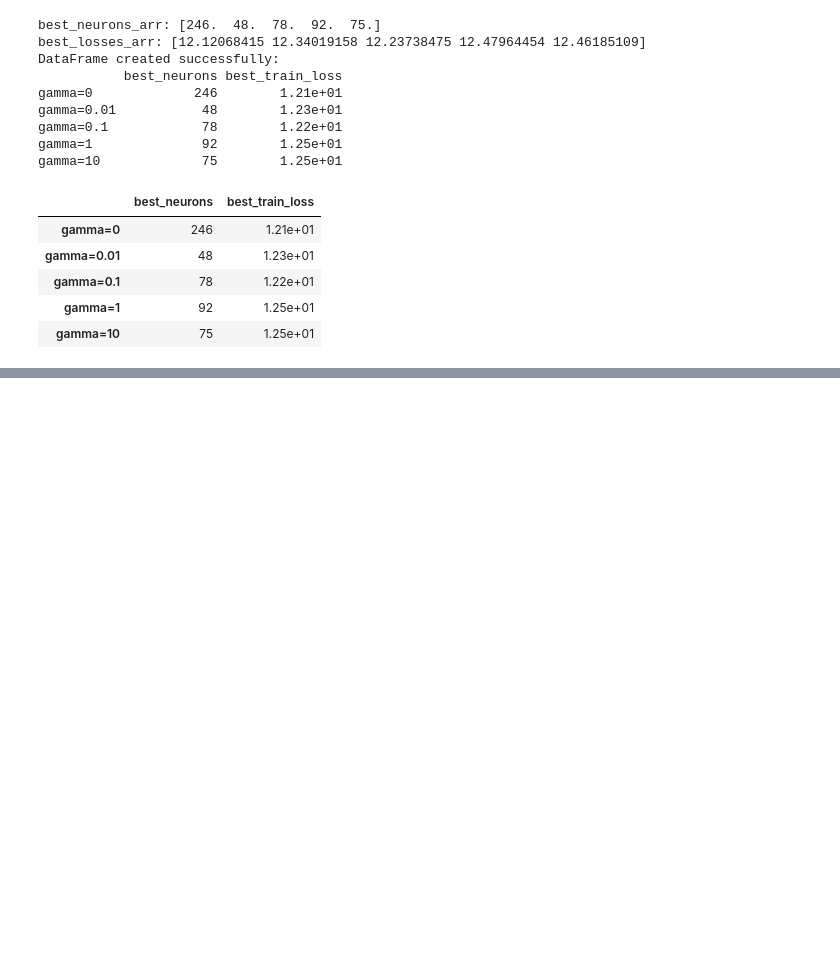
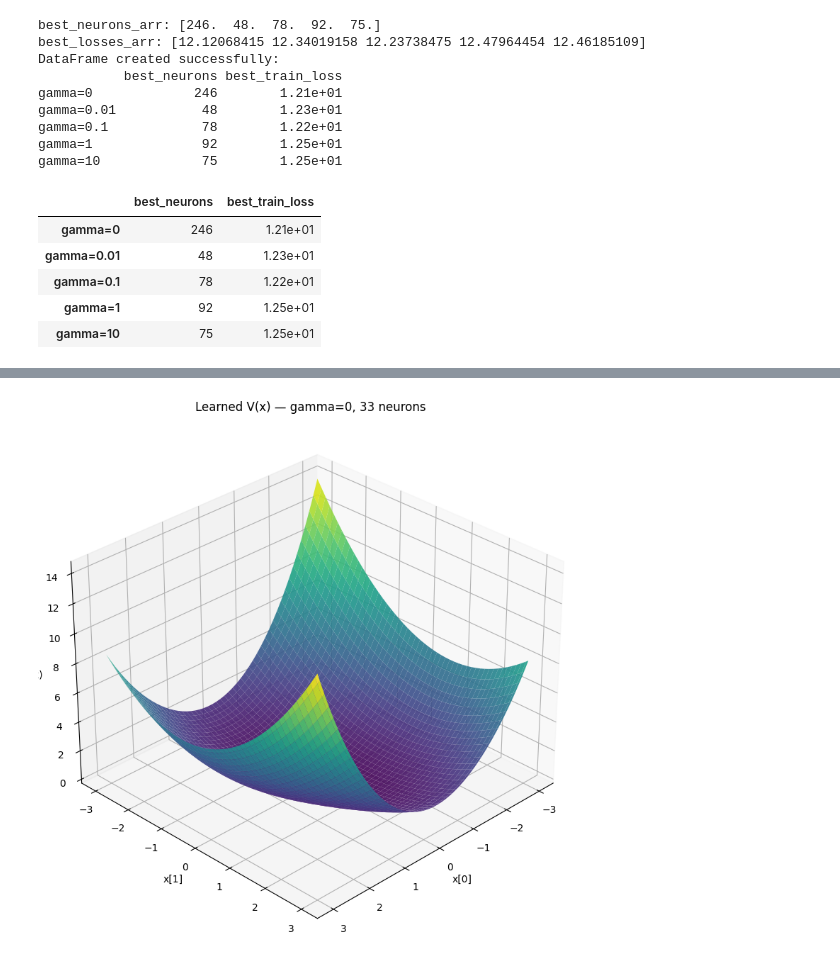
Before and after one commit to KeWu5678/NNforHJB, a Jupyter notebook: notebook/experiment_analysis.ipynb, the cells around one changed output, grey strips where cells are left out. Saved outputs shown, nothing was run; the diff lists cells and outputs as text; code cells hidden in the pictures; blank space fills up the shorter version.

```diff
--- a/notebook/experiment_analysis.ipynb
+++ b/notebook/experiment_analysis.ipynb
@@ -345,0 +376,16 @@ out["table_df"]
+# %%
+from src.metric import plot_model_value_surface
+
+# Basic usage — plots the first gamma run
+fig, ax = plot_model_value_surface("models/experiment_9.pkl")
+
+# # Pick a specific gamma run and pass the dataset to auto-infer plot range
+# fig, ax = plot_model_value_surface(
+#     "models/experiment_9.pkl",
+#     gamma_index=2,
+#     dataset=data,        # dict with 'x' key to infer axis range
+#     grid_n=150,
+#     save_path="value_surface.png",
+# )
+# %% [output]
+[figure, added]
```
Also changed, not shown: parts of 3 cells of this notebook, 5 other files.
